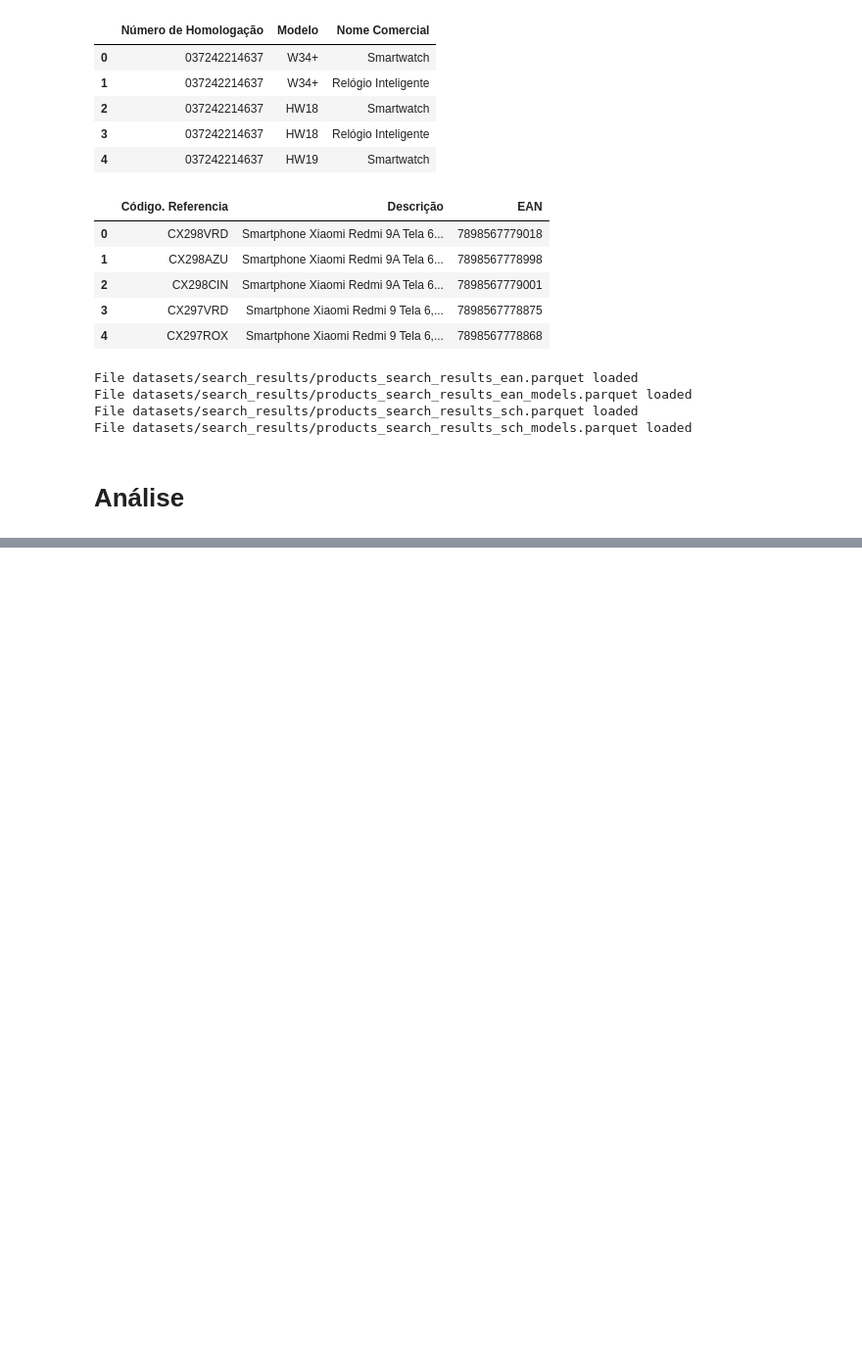
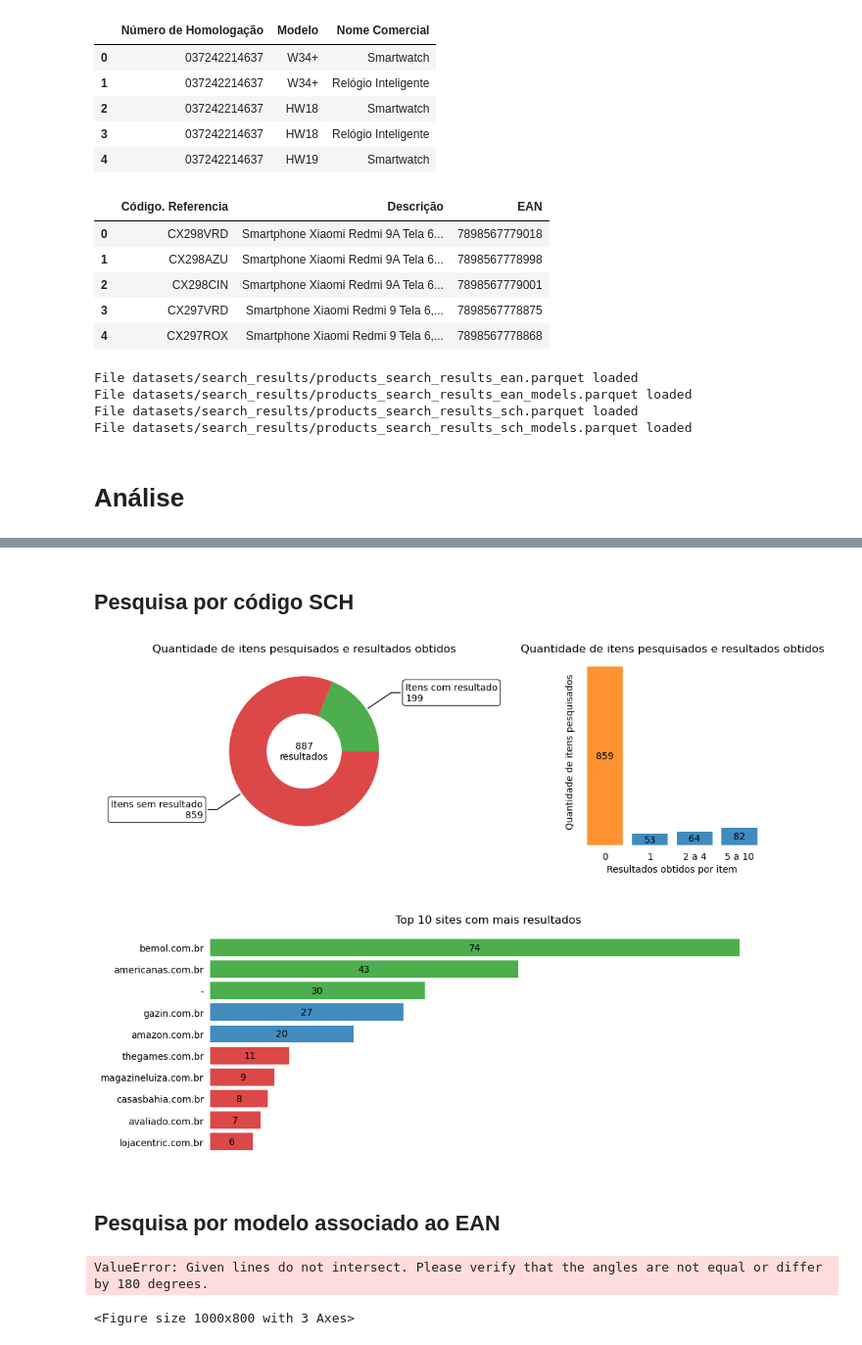
Before and after one commit to InovaFiscaliza/certificacao-homologacao, a Jupyter notebook: analise_exploratoria.ipynb, the cells around one changed output, grey strips where cells are left out. Shown at 98% size. Drawn from its saved outputs; the diff is of its cells as text; code cells hidden in the pictures; blank space fills up the shorter version.

```diff
--- a/analise_exploratoria.ipynb
+++ b/analise_exploratoria.ipynb
@@ -306,0 +416,13 @@ plot_top_sites(df_search_results_ean)
+# %% [markdown]
+## Pesquisa por código SCH
+# %%
+plot_results_dashborard(df_search_results_sch)
+# %% [output]
+[figure, added]
+# %% [markdown]
+## Pesquisa por modelo associado ao EAN
+# %%
+plot_results_dashborard(df_search_results_ean_models)
+# %% [output]
+ValueError: Given lines do not intersect. Please verify that the angles are not equal or differ by 180 degrees.
+<Figure size 1000x800 with 3 Axes>
```
Also changed, not shown: parts of 10 cells of this notebook.
